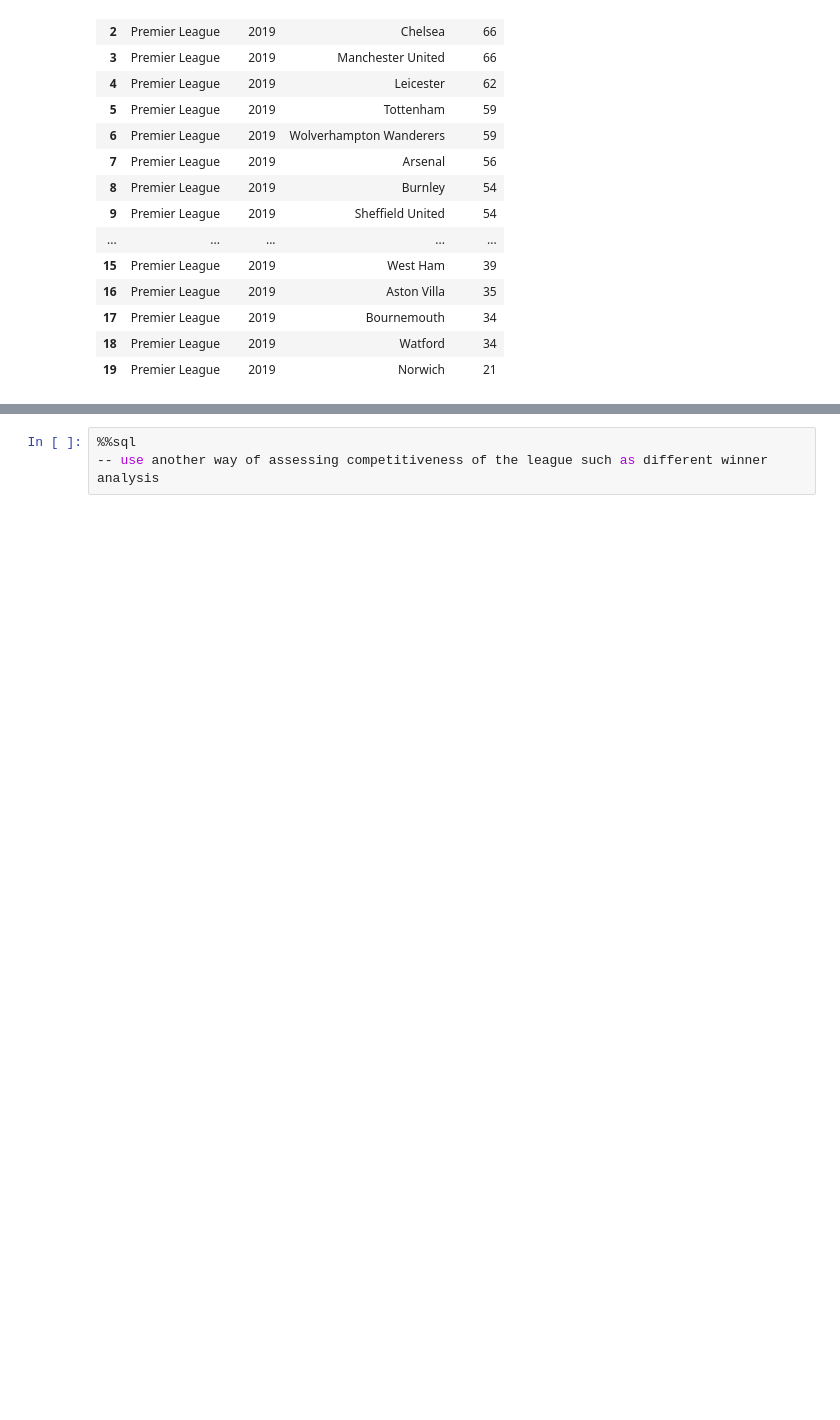
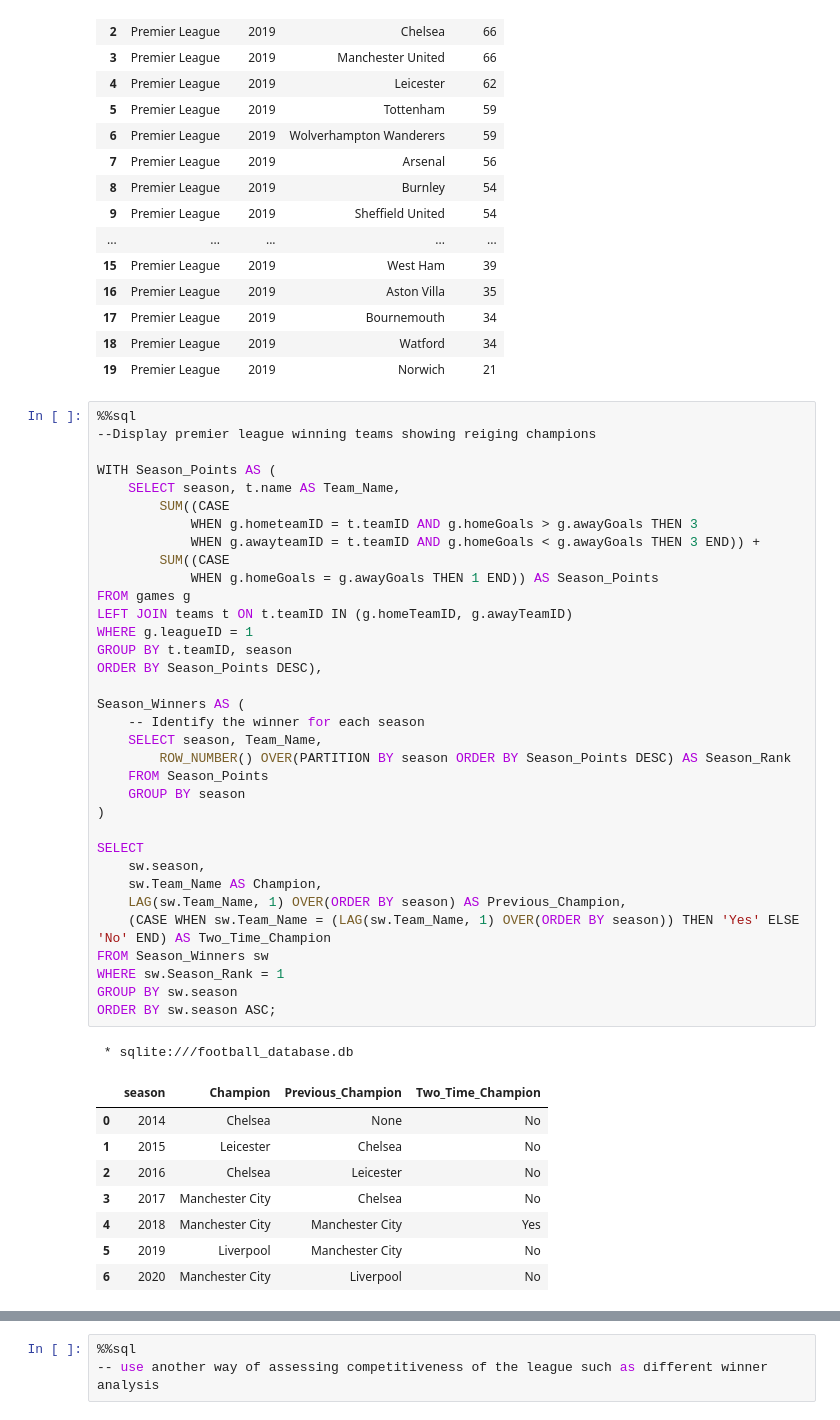
Before and after one commit to Zaki978/European-Soccer-SQL-Data-Project, a Jupyter notebook: EU Football SQL Project.ipynb, the cells around one changed output, grey strips where cells are left out. Saved outputs shown, nothing was run; the diff lists cells and outputs as text; blank space fills up the shorter version.

Commit message:
Calculating reigning Champions in the premier league

```diff
--- a/EU Football SQL Project.ipynb
+++ b/EU Football SQL Project.ipynb
@@ -532,5 +528,49 @@ ORDER BY Points DESC
 | 17 | Premier League | 2019 | Bournemouth | 34 |
 | 18 | Premier League | 2019 | Watford | 34 |
 | 19 | Premier League | 2019 | Norwich | 21 |
+# %%
+%%sql
+--Display premier league winning teams showing reiging champions
+
+WITH Season_Points AS (
+    SELECT season, t.name AS Team_Name,
+        SUM((CASE
+            WHEN g.hometeamID = t.teamID AND g.homeGoals > g.awayGoals THEN 3
+            WHEN g.awayteamID = t.teamID AND g.homeGoals < g.awayGoals THEN 3 END)) +
+        SUM((CASE
+            WHEN g.homeGoals = g.awayGoals THEN 1 END)) AS Season_Points
+FROM games g
+LEFT JOIN teams t ON t.teamID IN (g.homeTeamID, g.awayTeamID)
+WHERE g.leagueID = 1
+GROUP BY t.teamID, season
+ORDER BY Season_Points DESC),
+
+Season_Winners AS (
+    -- Identify the winner for each season
+    SELECT season, Team_Name,
+        ROW_NUMBER() OVER(PARTITION BY season ORDER BY Season_Points DESC) AS Season_Rank
+    FROM Season_Points
+    GROUP BY season
+)
+
+SELECT
+    sw.season,
+    sw.Team_Name AS Champion,
+    LAG(sw.Team_Name, 1) OVER(ORDER BY season) AS Previous_Champion,
+    (CASE WHEN sw.Team_Name = (LAG(sw.Team_Name, 1) OVER(ORDER BY season)) THEN 'Yes' ELSE 'No' END) AS Two_Time_Champion
+FROM Season_Winners sw
+WHERE sw.Season_Rank = 1
+GROUP BY sw.season
+ORDER BY sw.season ASC;
+# %% [output]
+ * sqlite:///football_database.db
+|  | season | Champion | Previous_Champion | Two_Time_Champion |
+| 0 | 2014 | Chelsea | None | No |
+| 1 | 2015 | Leicester | Chelsea | No |
+| 2 | 2016 | Chelsea | Leicester | No |
+| 3 | 2017 | Manchester City | Chelsea | No |
+| 4 | 2018 | Manchester City | Manchester City | Yes |
+| 5 | 2019 | Liverpool | Manchester City | No |
+| 6 | 2020 | Manchester City | Liverpool | No |
 # %%
 %%sql
```
Also changed, not shown: parts of 8 cells of this notebook.
